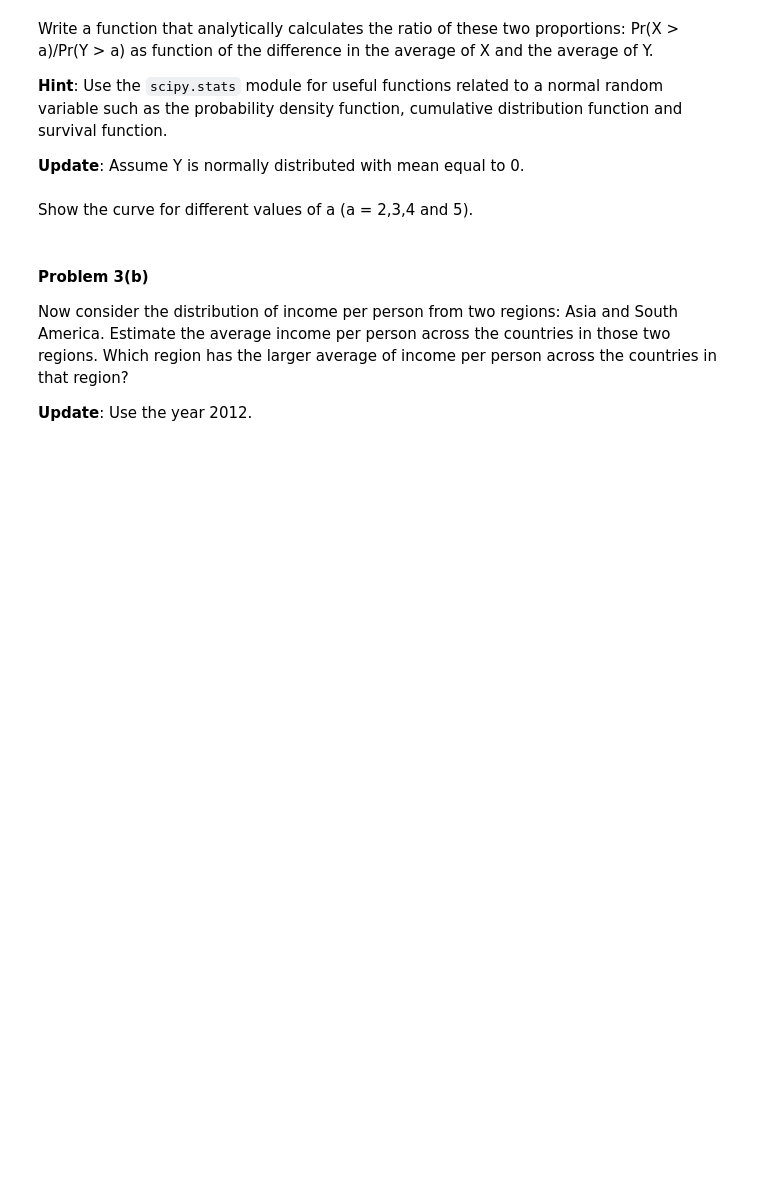
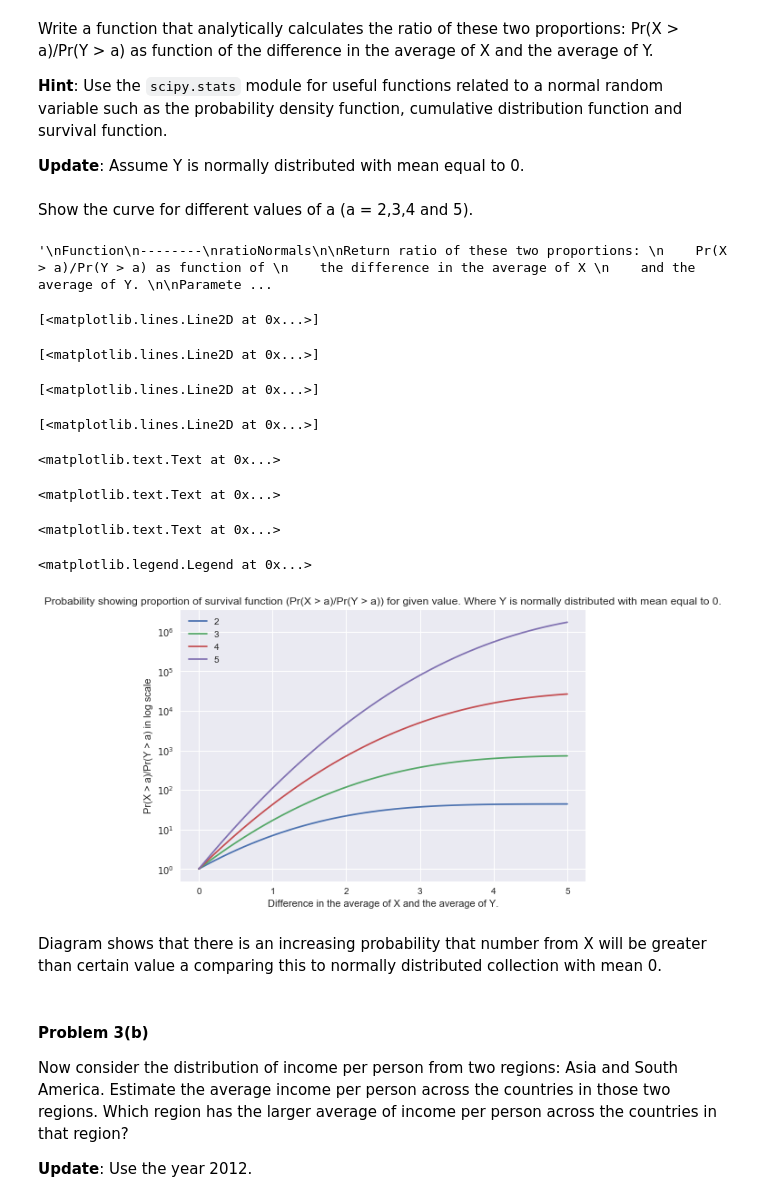
Before and after one commit to matkalinowski/cs-109, a Jupyter notebook: HW1.ipynb, the cells around one changed output. Cells and saved outputs as stored; diff of their text form; code cells hidden in the pictures; blank space fills up the shorter version.

```diff
--- a/HW1.ipynb
+++ b/HW1.ipynb
@@ -464,3 +509,12 @@ Example
 >>> ratioNormals(diff = 1, a = 2)
 """
 #your code here
+
+def ratioNormals(diff, a):
+    #loc == mean, scale == std dev
+    X = scipy.stats.norm(loc=diff, scale=1)
+    Y = scipy.stats.norm(loc=0, scale=1)
+    #return proportion of survival function Pr(X|Y>a)
+    return X.sf(a) / Y.sf(a)
+# %% [output]
+'\nFunction\n--------\nratioNormals\n\nReturn ratio of these two proportions: \n    Pr(X > a)/Pr(Y > a) as function of \n    the difference in the average of X \n    and the average of Y. \n\nParamete ...
@@ -469,3 +521,28 @@ Example
+# %%
+cutoffs = range(2,6)
+diffs = np.linspace(0, 5, 50)
+
+for a in cutoffs:
+    ratios = [ratioNormals(diff, a) for diff in diffs]
+    plt.plot(diffs, ratios)
+
+plt.yscale('log')
+plt.title('Probability showing proportion of survival function (Pr(X > a)/Pr(Y > a)) for given value. Where Y is normally distributed with mean equal to 0.')
+plt.ylabel('Pr(X > a)/Pr(Y > a) in log scale')
+plt.xlabel('Difference in the average of X and the average of Y.')
+plt.legend(cutoffs)
+# %% [output]
+[<matplotlib.lines.Line2D at 0x...>]
+[<matplotlib.lines.Line2D at 0x...>]
+[<matplotlib.lines.Line2D at 0x...>]
+[<matplotlib.lines.Line2D at 0x...>]
+<matplotlib.text.Text at 0x...>
+<matplotlib.text.Text at 0x...>
+<matplotlib.text.Text at 0x...>
+<matplotlib.legend.Legend at 0x...>
+[figure, added]
+# %% [markdown]
+Diagram shows that there is an increasing probability that number from X will be greater than certain value a comparing this to normally distributed collection with mean 0.
 # %% [markdown]
 #### Problem 3(b)
 
```
Also changed, not shown: parts of 17 cells of this notebook.
